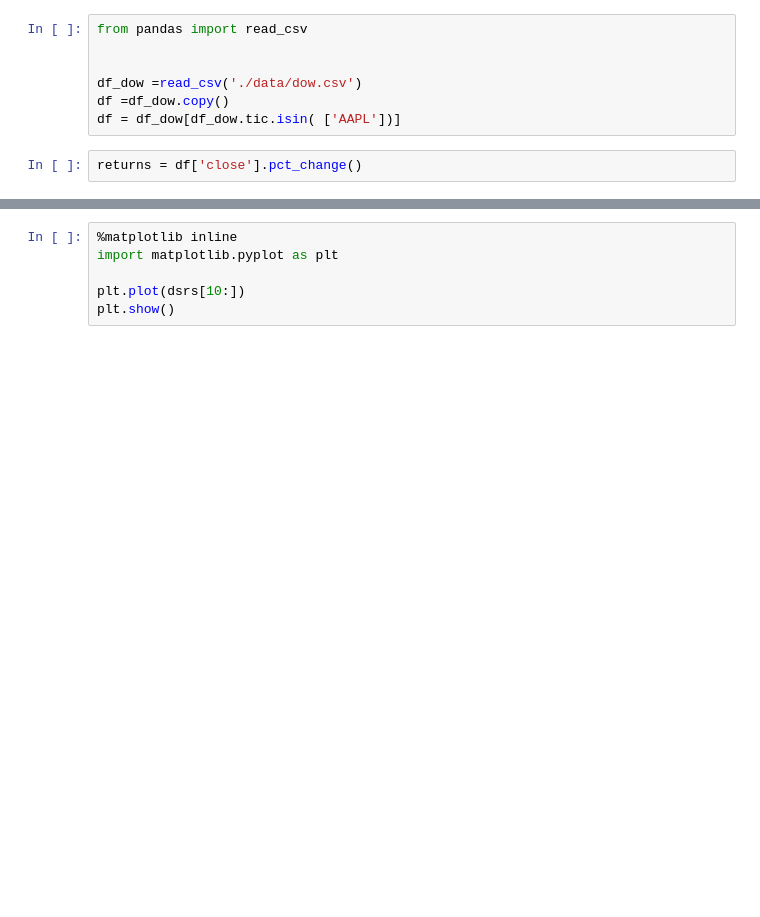
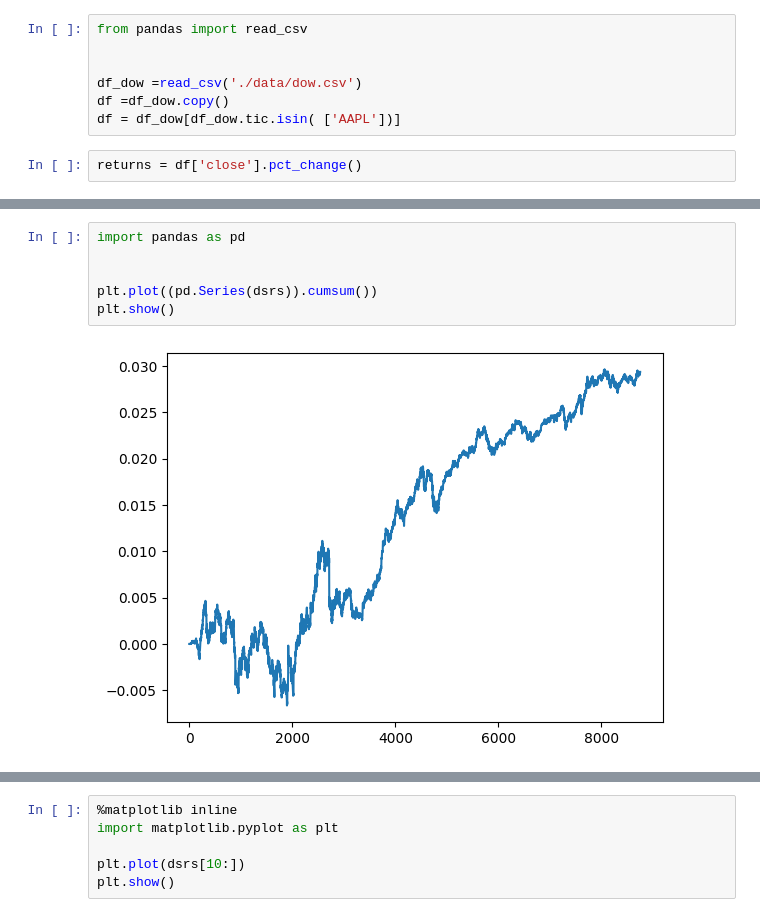
Before and after one commit to Versus-91/Thesis, a Jupyter notebook: test.ipynb, the cells around one changed output, grey strips where cells are left out. Saved outputs shown, nothing was run; the diff lists cells and outputs as text; blank space fills up the shorter version.

```diff
--- a/test.ipynb
+++ b/test.ipynb
@@ -116,3 +116,11 @@ print(estimator.last_sr)
+# %%
+import pandas as pd
+
+
+plt.plot((pd.Series(dsrs)).cumsum())
+plt.show()
+# %% [output]
+[figure, added]
 # %%
 import pandas as pd
 
```
Also changed, not shown: parts of 4 cells of this notebook, 6 other files.
